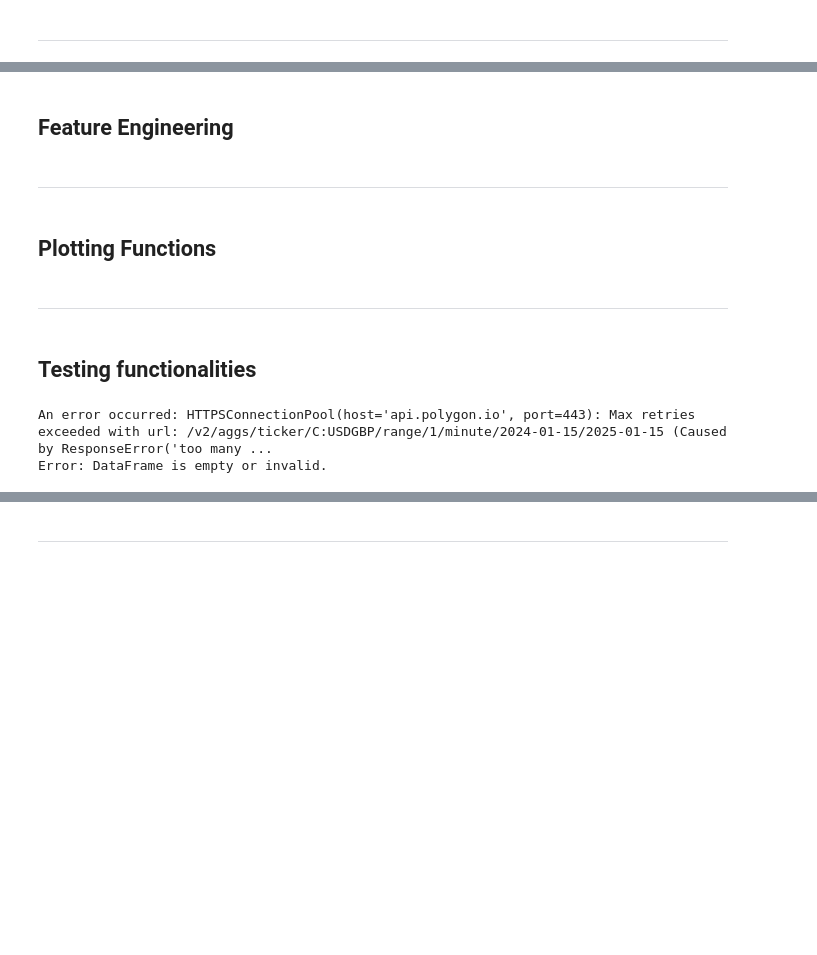
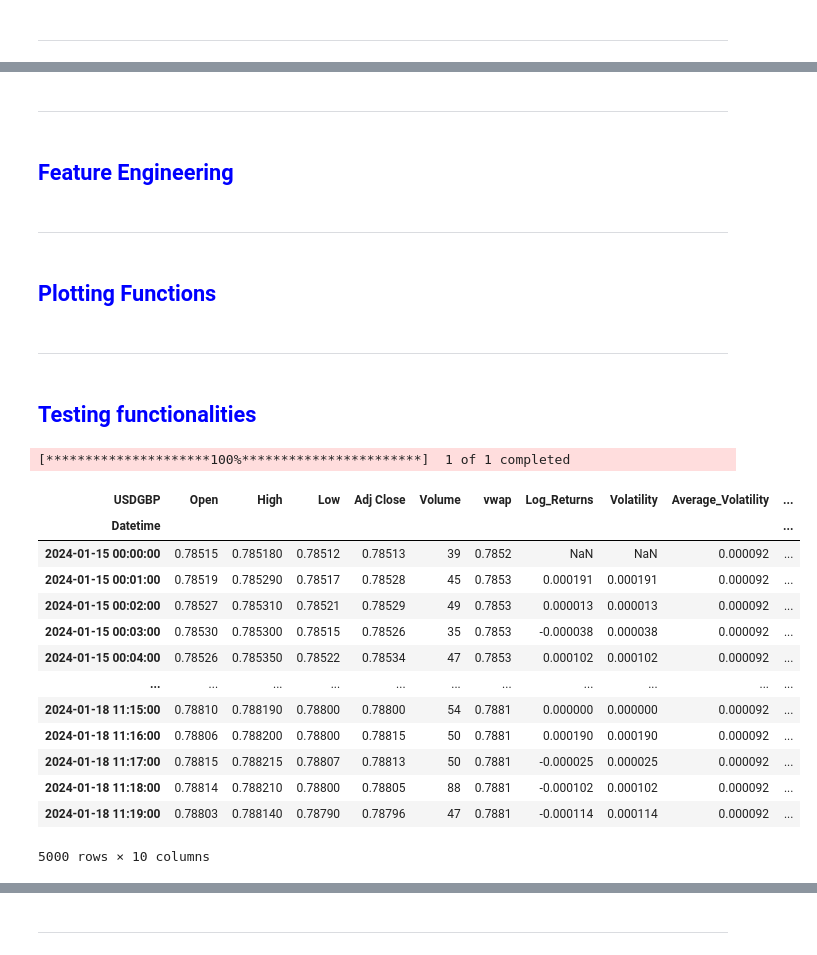
Before and after one commit to Modi1997/FX-HFT-Effects-on-US-Macro-Data, a Jupyter notebook: FX HFT Effects on US Macroeconomic Data Releases.ipynb, the cells around one changed output, grey strips where cells are left out. Drawn from its saved outputs; the diff is of its cells as text; code cells hidden in the pictures; blank space fills up the shorter version.

```diff
--- a/FX HFT Effects on US Macroeconomic Data Releases.ipynb
+++ b/FX HFT Effects on US Macroeconomic Data Releases.ipynb
@@ -89,7 +97,7 @@ def yf_get_fx_data(fx_pair, interval, start_date, end_date):
         data.columns = data.columns.droplevel(1) # Drop the Ticker Column level
         data = data.rename_axis(f'{fx_pair}', axis=1) # Rename axis 1
         data.index = pd.to_datetime(data.index)
-        data = data[["Open", "High", "Low", "Adj Close"]]
+        data = data[["Open", "High", "Low", "Close"]]
 
         return data
 
@@ -192,5 +200,7 @@ def fetch_fred_data(indicator, start_date, end_date, api_key = "134a864b086b836a
     except Exception as e:
         print(f"Error fetching data: {e}")
         return None
+
+macro_df = pd.read_csv("macro_bloomberg_data.csv")
 # %% [markdown]
 ----------------------
@@ -197,5 +327,7 @@ def fetch_fred_data(indicator, start_date, end_date, api_key = "134a864b086b836a
+# %% [markdown]
+----------------------
 # %% [markdown]
-## Feature Engineering
+## <span style="color:blue">Feature Engineering</span>
 # %%
 def calculate_volatility(df):
     """
@@ -226,7 +360,7 @@ def calculate_volatility(df):
 # %% [markdown]
 ------------
 # %% [markdown]
-## Plotting Functions
+## <span style="color:blue">Plotting Functions</span>
 # %%
 def plot_time_series(df, column):
     """
@@ -271,17 +405,34 @@ def plot_time_series(df, column):
 # %% [markdown]
 ----------------------
 # %% [markdown]
-## Testing functionalities
+## <span style="color:blue">Testing functionalities</span>
 # %%
 # YF data
-# fx_data = calculate_volatility(yf_get_fx_data('USDGBP=X', '1m', '2025-01-15', '2025-01-16'))
+fx_data = calculate_volatility(yf_get_fx_data('GBPUSD=X', '1m', '2025-03-02', '2025-03-05'))
 
 # Polygon data
 polygon_fx_data = calculate_volatility(polygon_get_fx_data("USDGBP", "minute", "2024-01-15", "2025-01-15"))
 # %% [output]
-An error occurred: HTTPSConnectionPool(host='api.polygon.io', port=443): Max retries exceeded with url: /v2/aggs/ticker/C:USDGBP/range/1/minute/2024-01-15/2025-01-15 (Caused by ResponseError('too many ...
-Error: DataFrame is empty or invalid.
+[*********************100%***********************]  1 of 1 completed
 # %%
-# fx_data
+# FX data from YF
+fx_data
+
+# FX data from Polygon.io
 polygon_fx_data
+# %% [output]
+| USDGBP | Open | High | Low | Adj Close | Volume | vwap | Log_Returns | Volatility | Average_Volatility | ... |
+| Datetime |  |  |  |  |  |  |  |  |  | ... |
+| 2024-01-15 00:00:00 | 0.78515 | 0.785180 | 0.78512 | 0.78513 | 39 | 0.7852 | NaN | NaN | 0.000092 | ... |
+| 2024-01-15 00:01:00 | 0.78519 | 0.785290 | 0.78517 | 0.78528 | 45 | 0.7853 | 0.000191 | 0.000191 | 0.000092 | ... |
+| 2024-01-15 00:02:00 | 0.78527 | 0.785310 | 0.78521 | 0.78529 | 49 | 0.7853 | 0.000013 | 0.000013 | 0.000092 | ... |
+| 2024-01-15 00:03:00 | 0.78530 | 0.785300 | 0.78515 | 0.78526 | 35 | 0.7853 | -0.000038 | 0.000038 | 0.000092 | ... |
+| 2024-01-15 00:04:00 | 0.78526 | 0.785350 | 0.78522 | 0.78534 | 47 | 0.7853 | 0.000102 | 0.000102 | 0.000092 | ... |
+| ... | ... | ... | ... | ... | ... | ... | ... | ... | ... | ... |
+| 2024-01-18 11:15:00 | 0.78810 | 0.788190 | 0.78800 | 0.78800 | 54 | 0.7881 | 0.000000 | 0.000000 | 0.000092 | ... |
+| 2024-01-18 11:16:00 | 0.78806 | 0.788200 | 0.78800 | 0.78815 | 50 | 0.7881 | 0.000190 | 0.000190 | 0.000092 | ... |
+| 2024-01-18 11:17:00 | 0.78815 | 0.788215 | 0.78807 | 0.78813 | 50 | 0.7881 | -0.000025 | 0.000025 | 0.000092 | ... |
+| 2024-01-18 11:18:00 | 0.78814 | 0.788210 | 0.78800 | 0.78805 | 88 | 0.7881 | -0.000102 | 0.000102 | 0.000092 | ... |
+| 2024-01-18 11:19:00 | 0.78803 | 0.788140 | 0.78790 | 0.78796 | 47 | 0.7881 | -0.000114 | 0.000114 | 0.000092 | ... |
+5000 rows × 10 columns
 # %%
```
Also changed, not shown: parts of 10 cells of this notebook, 1 other file.
